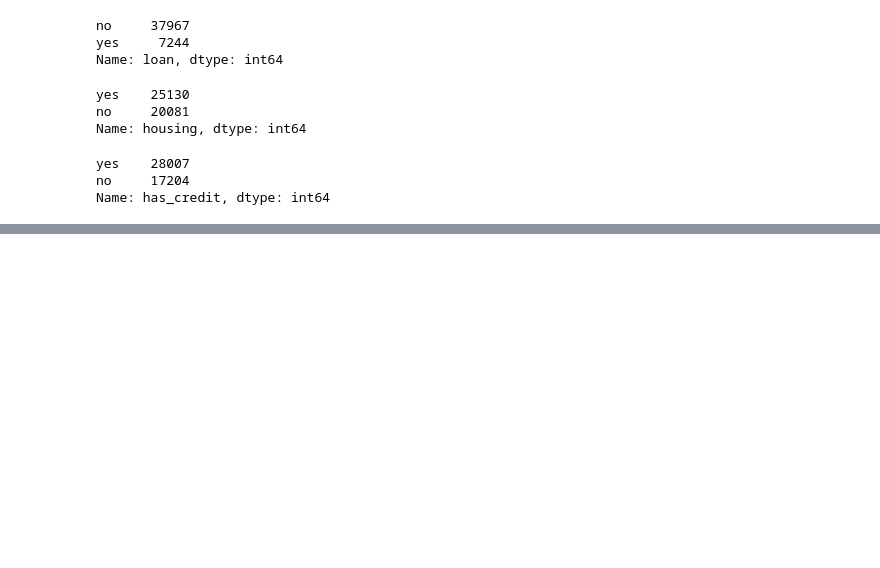
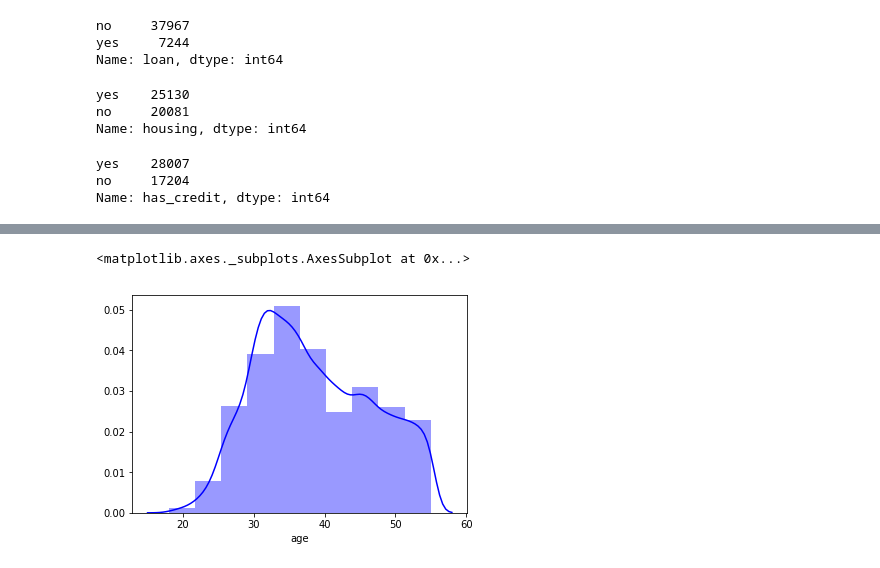
Before and after one commit to joao-a-silva/ds-test-1, a Jupyter notebook: teste_cientista_tailorit.ipynb, the cells around one changed output, grey strips where cells are left out. Saved outputs shown, nothing was run; the diff lists cells and outputs as text; code cells hidden in the pictures; blank space fills up the shorter version.

```diff
--- a/teste_cientista_tailorit.ipynb
+++ b/teste_cientista_tailorit.ipynb
@@ -330,0 +340,6 @@ See the caveats in the documentation: http://pandas.pydata.org/pandas-docs/stabl
+# %%
+df2 = df2[df2.age <= df2.age.mean()+irq]
+sns.distplot(df2.age, color="b", label="yes", bins=10)
+# %% [output]
+<matplotlib.axes._subplots.AxesSubplot at 0x...>
+[figure, added]
```
Also changed, not shown: parts of 56 cells of this notebook, 1 other file.
